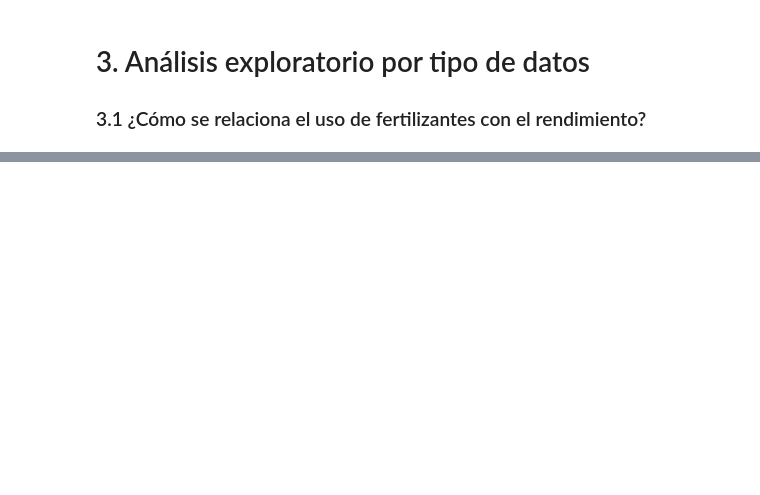
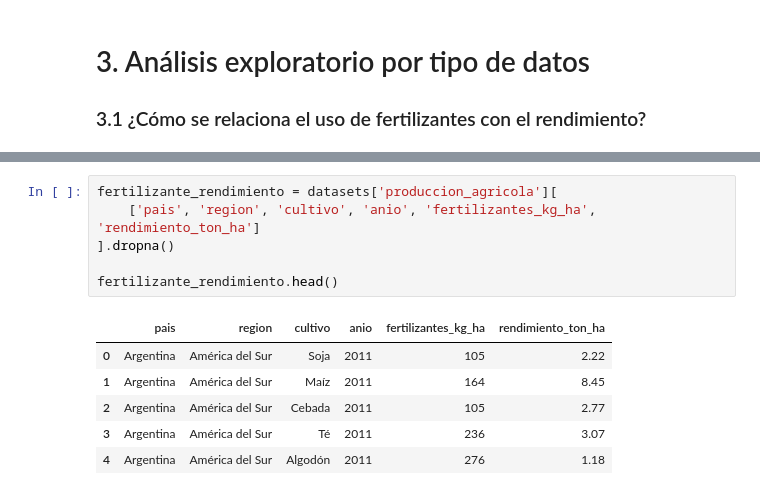
Before and after one commit to AitorBarrera/SBD_Trabajo_Final, a Jupyter notebook: Codigo.ipynb, the cells around one changed output, grey strips where cells are left out. Cells and saved outputs as stored; diff of their text form; blank space fills up the shorter version.

```diff
--- a/Codigo.ipynb
+++ b/Codigo.ipynb
@@ -135,0 +77,13 @@ datasets['imagenes_metadata'].head()
+# %%
+fertilizante_rendimiento = datasets['produccion_agricola'][
+    ['pais', 'region', 'cultivo', 'anio', 'fertilizantes_kg_ha', 'rendimiento_ton_ha']
+].dropna()
+
+fertilizante_rendimiento.head()
+# %% [output]
+|  | pais | region | cultivo | anio | fertilizantes_kg_ha | rendimiento_ton_ha |
+| 0 | Argentina | América del Sur | Soja | 2011 | 105 | 2.22 |
+| 1 | Argentina | América del Sur | Maíz | 2011 | 164 | 8.45 |
+| 2 | Argentina | América del Sur | Cebada | 2011 | 105 | 2.77 |
+| 3 | Argentina | América del Sur | Té | 2011 | 236 | 3.07 |
+| 4 | Argentina | América del Sur | Algodón | 2011 | 276 | 1.18 |
```
Also changed, not shown: parts of 12 cells of this notebook.
